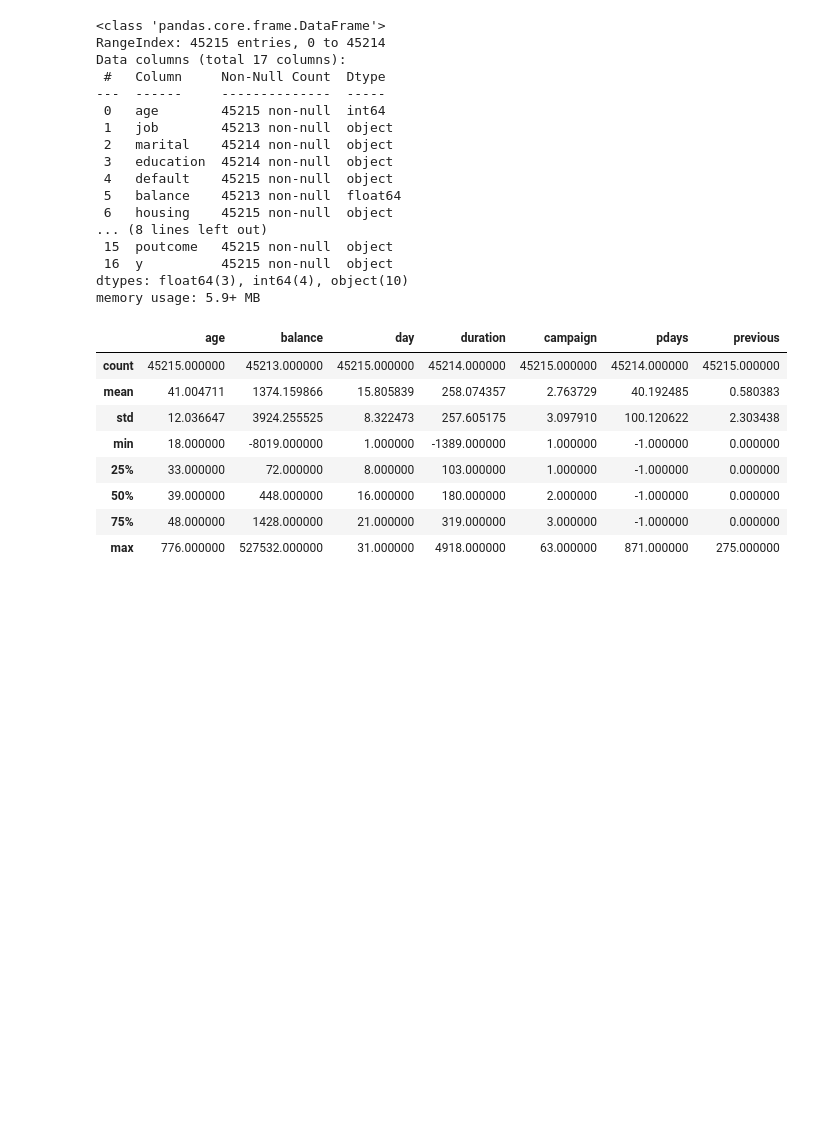
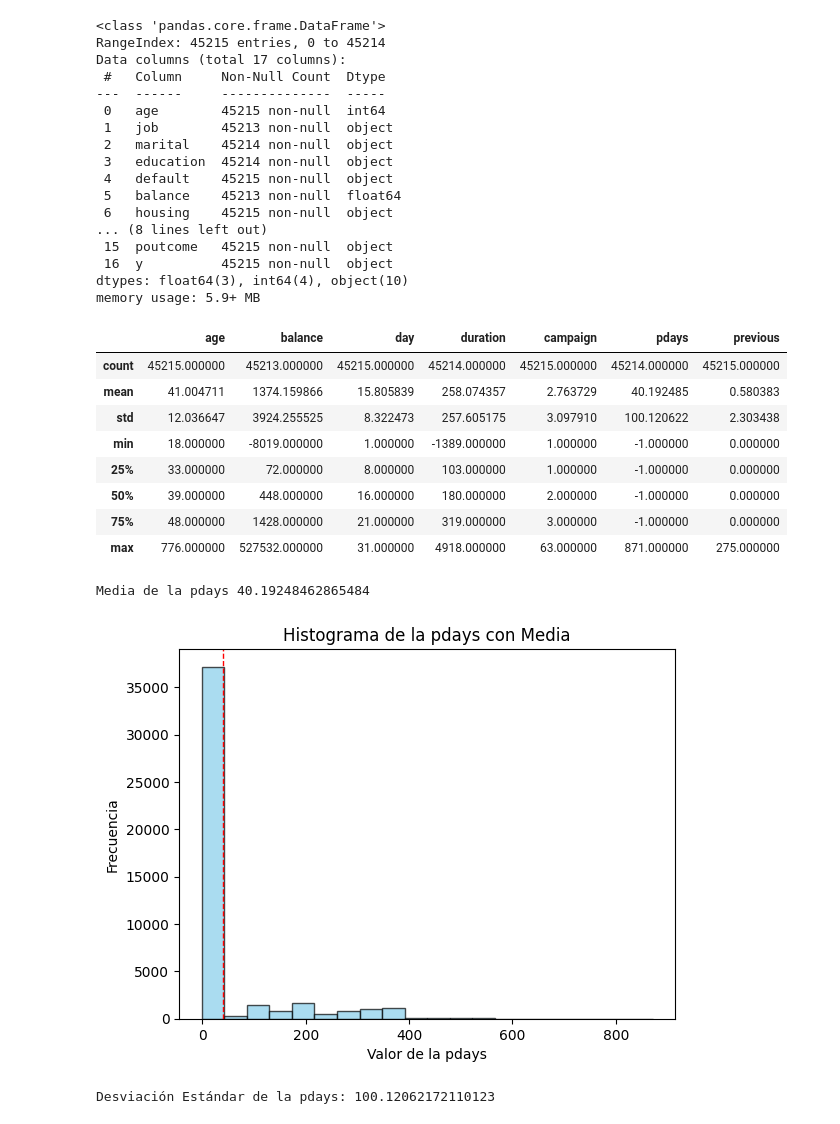
Before and after one commit to nihcim/TalentoTech, a Jupyter notebook: Limpieza_Datos_JCMR.ipynb, the cells around one changed output. Saved outputs shown, nothing was run; the diff lists cells and outputs as text; code cells hidden in the pictures; blank space fills up the shorter version.

```diff
--- a/Limpieza_Datos_JCMR.ipynb
+++ b/Limpieza_Datos_JCMR.ipynb
@@ -190,3 +190,31 @@ data.describe()
 | 50% | 39.000000 | 448.000000 | 16.000000 | 180.000000 | 2.000000 | -1.000000 | 0.000000 |
 | 75% | 48.000000 | 1428.000000 | 21.000000 | 319.000000 | 3.000000 | -1.000000 | 0.000000 |
 | max | 776.000000 | 527532.000000 | 31.000000 | 4918.000000 | 63.000000 | 871.000000 | 275.000000 |
+# %%
+#Calcula la media del atributo "pdays"
+media = data["pdays"].mean()
+print("Media de la pdays", media)
+# %% [output]
+Media de la pdays 40.19248462865484
+# %%
+#Graficar un histograma del atributo campaña
+plt.hist(data["pdays"], bins=20, color="skyblue", edgecolor="black", alpha=0.7)
+
+#Agregar una linea vertical para mostrar la media
+plt.axvline(media, color="red", linestyle="dashed", linewidth=1)
+
+#Etiquetas y título
+plt.xlabel("Valor de la pdays")
+plt.ylabel("Frecuencia")
+plt.title("Histograma de la pdays con Media")
+
+#Mostrar la gráfica
+plt.show()
+# %% [output]
+[figure, added]
+# %%
+#Calcula la desviación estándar del atributo "Campaña"
+desviacion_estandar= data["pdays"].std()
+print("Desviación Estándar de la pdays:", desviacion_estandar)
+# %% [output]
+Desviación Estándar de la pdays: 100.12062172110123
```
Also changed, not shown: parts of 5 cells of this notebook.
